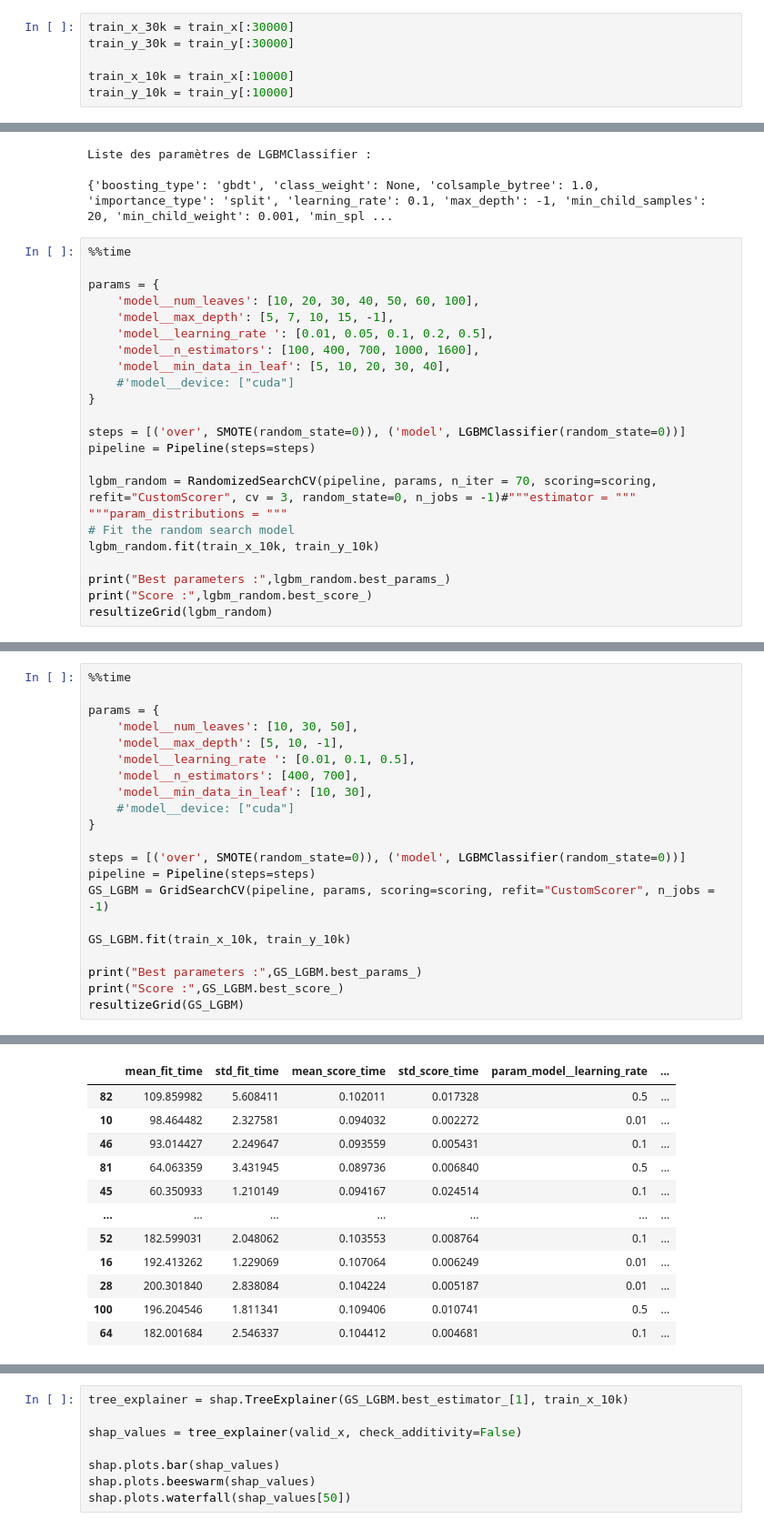
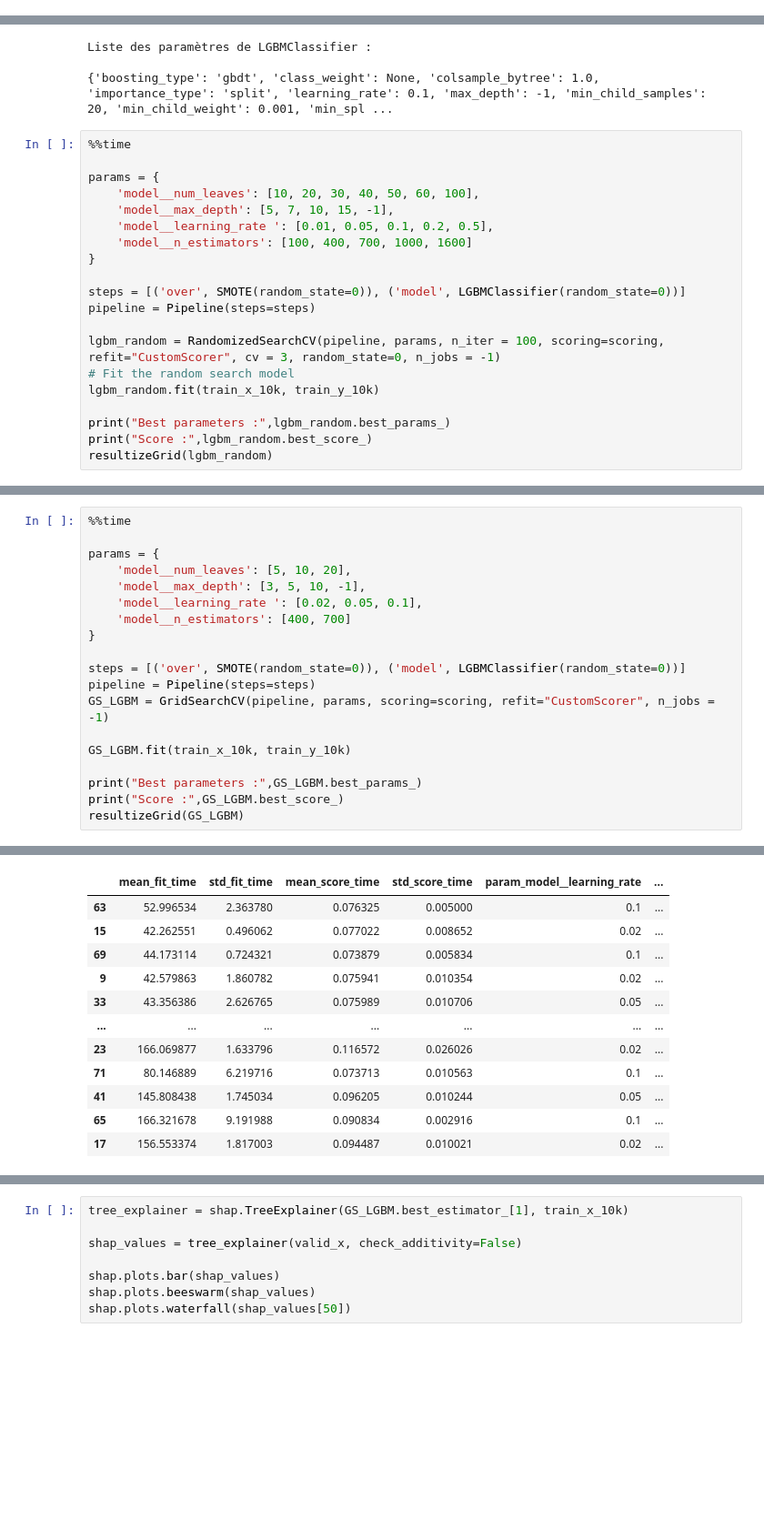
Before and after one commit to OCangrand/OC-Project7, a Jupyter notebook: Modelisation.ipynb, the cells around one changed output, grey strips where cells are left out. Shown at 91% size. Saved outputs shown, nothing was run; the diff lists cells and outputs as text; blank space fills up the shorter version.

```diff
--- a/Modelisation.ipynb
+++ b/Modelisation.ipynb
@@ -589,9 +586,3 @@ val_data = pd.concat([valid_x.reset_index(drop=True), valid_y.reset_index(drop=T
-# %%
-train_x_30k = train_x[:30000]
-train_y_30k = train_y[:30000]
-
-train_x_10k = train_x[:10000]
-train_y_10k = train_y[:10000]
 # %% [markdown]
 ## Pramètres par défaut
 # %% [markdown]
@@ -691,15 +681,13 @@ params = {
     'model__num_leaves': [10, 20, 30, 40, 50, 60, 100],
     'model__max_depth': [5, 7, 10, 15, -1],
     'model__learning_rate ': [0.01, 0.05, 0.1, 0.2, 0.5],
-    'model__n_estimators': [100, 400, 700, 1000, 1600],
-    'model__min_data_in_leaf': [5, 10, 20, 30, 40],
-    #'model__device: ["cuda"]
+    'model__n_estimators': [100, 400, 700, 1000, 1600]
 }
 
 steps = [('over', SMOTE(random_state=0)), ('model', LGBMClassifier(random_state=0))]
 pipeline = Pipeline(steps=steps)
 
-lgbm_random = RandomizedSearchCV(pipeline, params, n_iter = 70, scoring=scoring, refit="CustomScorer", cv = 3, random_state=0, n_jobs = -1)#"""estimator = """   """param_distributions = """
+lgbm_random = RandomizedSearchCV(pipeline, params, n_iter = 100, scoring=scoring, refit="CustomScorer", cv = 3, random_state=0, n_jobs = -1)
 # Fit the random search model
 lgbm_random.fit(train_x_10k, train_y_10k)
 
@@ -741,12 +729,10 @@ Wall time: 46min 25s
 %%time
 
 params = {
-    'model__num_leaves': [10, 30, 50],
-    'model__max_depth': [5, 10, -1],
-    'model__learning_rate ': [0.01, 0.1, 0.5],
-    'model__n_estimators': [400, 700],
-    'model__min_data_in_leaf': [10, 30],
-    #'model__device: ["cuda"]
+    'model__num_leaves': [5, 10, 20],
+    'model__max_depth': [3, 5, 10, -1],
+    'model__learning_rate ': [0.02, 0.05, 0.1],
+    'model__n_estimators': [400, 700]
 }
 
 steps = [('over', SMOTE(random_state=0)), ('model', LGBMClassifier(random_state=0))]
@@ -779,12 +762,12 @@ Wall time: 1h 28min 19s
 |  | mean_fit_time | std_fit_time | mean_score_time | std_score_time | param_model__learning_rate | ... |
-| 82 | 109.859982 | 5.608411 | 0.102011 | 0.017328 | 0.5 | ... |
-| 10 | 98.464482 | 2.327581 | 0.094032 | 0.002272 | 0.01 | ... |
-| 46 | 93.014427 | 2.249647 | 0.093559 | 0.005431 | 0.1 | ... |
-| 81 | 64.063359 | 3.431945 | 0.089736 | 0.006840 | 0.5 | ... |
-| 45 | 60.350933 | 1.210149 | 0.094167 | 0.024514 | 0.1 | ... |
+| 63 | 52.996534 | 2.363780 | 0.076325 | 0.005000 | 0.1 | ... |
+| 15 | 42.262551 | 0.496062 | 0.077022 | 0.008652 | 0.02 | ... |
+| 69 | 44.173114 | 0.724321 | 0.073879 | 0.005834 | 0.1 | ... |
+| 9 | 42.579863 | 1.860782 | 0.075941 | 0.010354 | 0.02 | ... |
+| 33 | 43.356386 | 2.626765 | 0.075989 | 0.010706 | 0.05 | ... |
 | ... | ... | ... | ... | ... | ... | ... |
-| 52 | 182.599031 | 2.048062 | 0.103553 | 0.008764 | 0.1 | ... |
-| 16 | 192.413262 | 1.229069 | 0.107064 | 0.006249 | 0.01 | ... |
-| 28 | 200.301840 | 2.838084 | 0.104224 | 0.005187 | 0.01 | ... |
-| 100 | 196.204546 | 1.811341 | 0.109406 | 0.010741 | 0.5 | ... |
-| 64 | 182.001684 | 2.546337 | 0.104412 | 0.004681 | 0.1 | ... |
+| 23 | 166.069877 | 1.633796 | 0.116572 | 0.026026 | 0.02 | ... |
+| 71 | 80.146889 | 6.219716 | 0.073713 | 0.010563 | 0.1 | ... |
+| 41 | 145.808438 | 1.745034 | 0.096205 | 0.010244 | 0.05 | ... |
+| 65 | 166.321678 | 9.191988 | 0.090834 | 0.002916 | 0.1 | ... |
+| 17 | 156.553374 | 1.817003 | 0.094487 | 0.010021 | 0.02 | ... |
```
Also changed, not shown: parts of 8 cells of this notebook.
